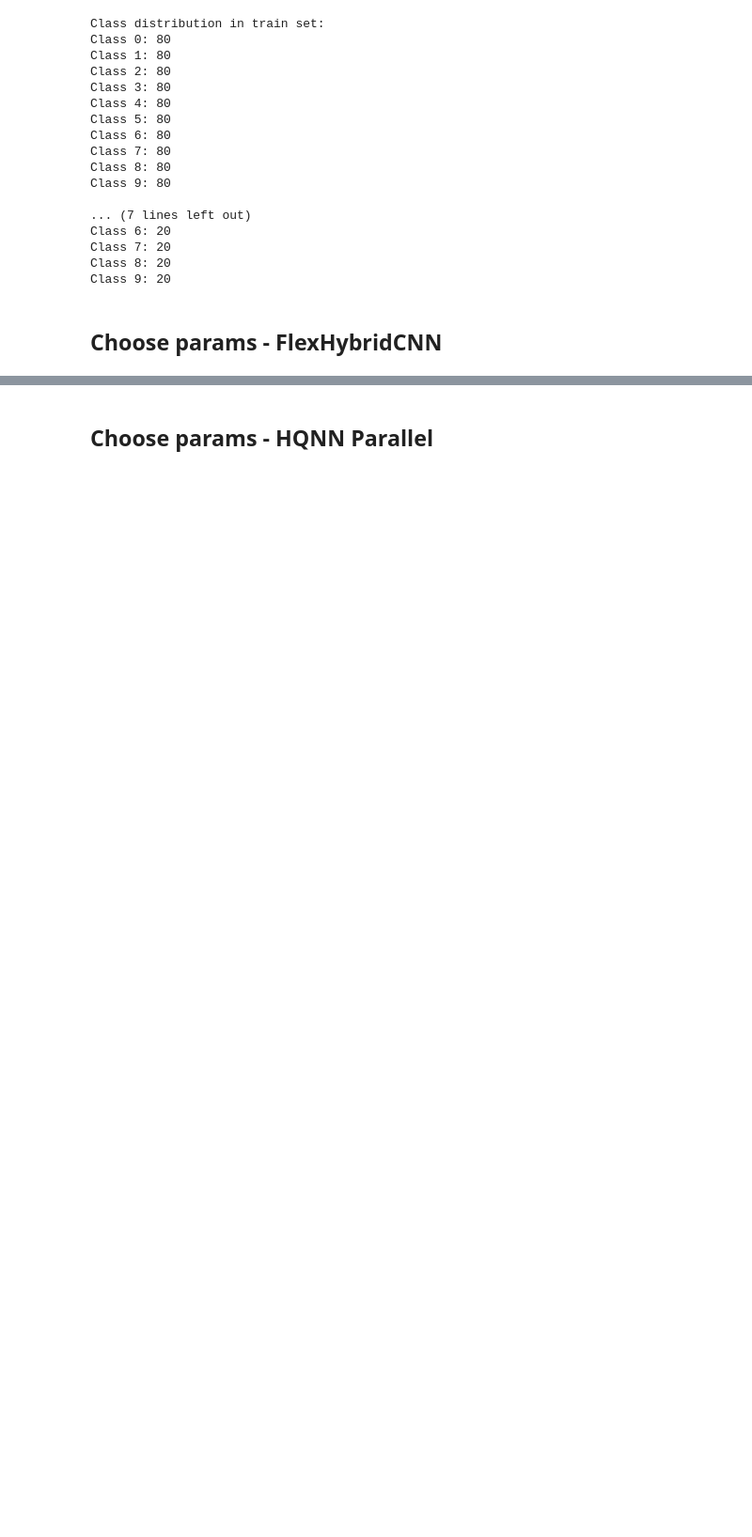
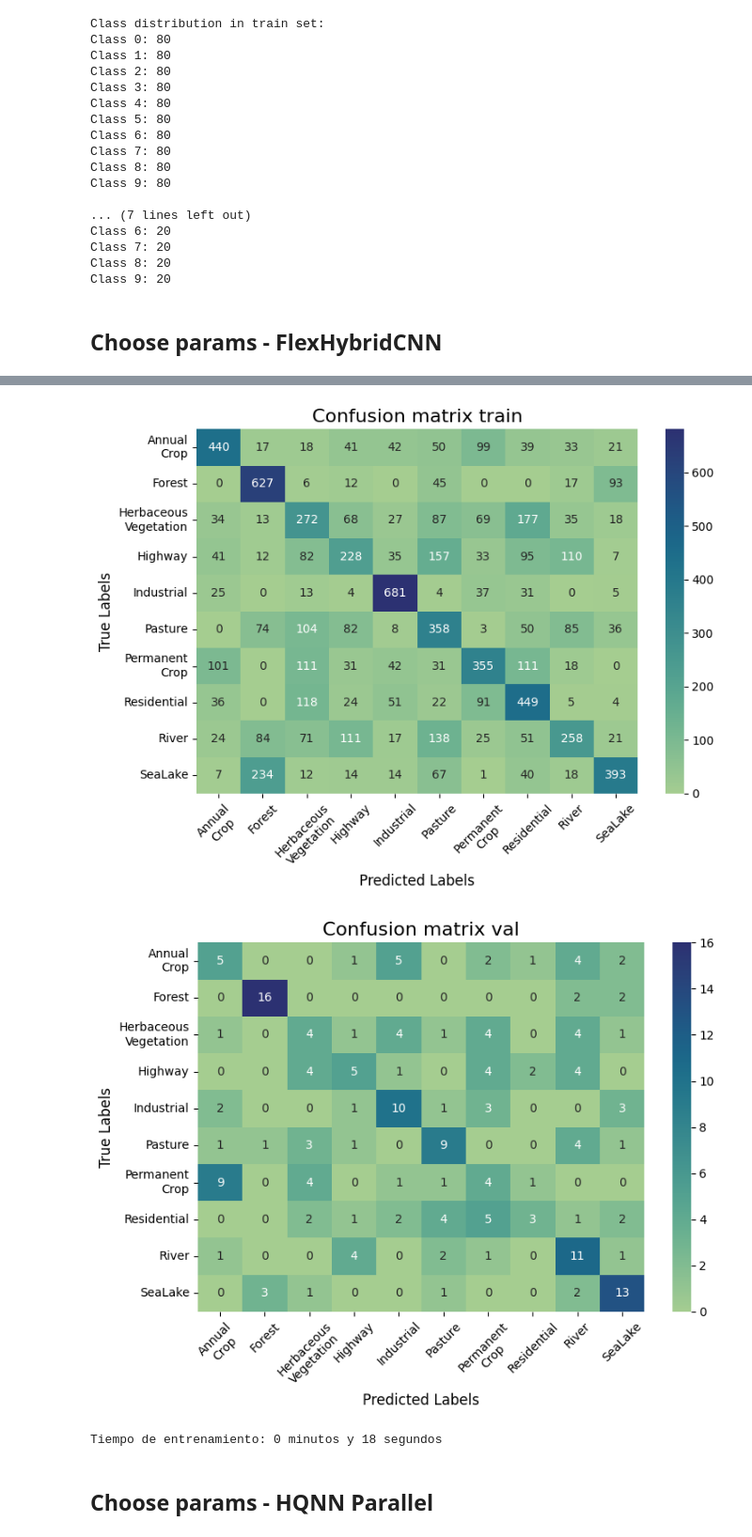
Before and after one commit to uriballo/QML-Satellite-Image-Classification, a Jupyter notebook: notebooks/Demo.ipynb, the cells around one changed output, grey strips where cells are left out. Shown at 94% size. Drawn from its saved outputs; the diff is of its cells as text; code cells hidden in the pictures; blank space fills up the shorter version.

```diff
--- a/notebooks/Demo.ipynb
+++ b/notebooks/Demo.ipynb
@@ -24 +34,20 @@ logging.getLogger('matplotlib').setLevel(logging.WARNING)
+# %%
+limit = 100
+dataset_ = "EuroSAT"
+
+if dataset_ == "EuroSAT":
+    allowed_classes = ['AnnualCrop', 'Forest', 'HerbaceousVegetation', 'Highway', 'Industrial', 'Pasture', 'PermanentCrop', 'Residential', 'River', 'SeaLake']
+elif dataset_ == "DeepSat4":
+    allowed_classes = ['BarrenLand', 'Trees', 'Grassland', 'Other']
+elif dataset_ == "DeepSat6":
+    allowed_classes = ['BarrenLand', 'Trees', 'Grassland', 'Roads', 'Buildings' , 'WaterBodies']
+
+config = {
+    #'allowed_classes': ['Highway', 'PermanentCrop', 'River', 'SeaLake']
+    #'allowed_classes': ['Trees', 'Grassland', 'Other']
+    #'allowed_classes': ['BarrenLand', 'Grassland', 'Buildings']
+}
+
+allowed_classes = config.get('allowed_classes', allowed_classes)
+n_classes = len(allowed_classes)
 # %%
@@ -98,3 +140,5 @@ plot = True #plot confusion matrix
 
 learning_rate = 0.01
 epochs = 10
+qkernel_shape = 2
+print(dataset_)
@@ -168,7 +226,7 @@ model = FlexHybridCNN(n_classes = len(allowed_classes),
 
 experiment_name = prename + embedding_type + "_" + circuit.__name__ + "_" + str(limit) + ","
 # %%
-trainer = Trainer(model = model,
+trainer = Trainer(model = model_flexhybrid,
                   train_loader = train_loader,
                   val_loader = val_loader,
                   epochs = epochs,
@@ -197,0 +241,6 @@ Epoch [10/10]: Train Loss = 1.1280, Train Acc = 63.5000%, Val Loss = 2.4117, Val
+# %%
+t0 = time.time()
+trainer.fit()
+t1 = (time.time()-t0)/60
+print(f"Tiempo de entrenamiento: {int(t1)} minutos y {int(np.round((t1-int(t1))*60,0))} segundos")
+# %% [output]
@@ -198,2 +257,5 @@ Epoch [10/10]: Train Loss = 1.1280, Train Acc = 63.5000%, Val Loss = 2.4117, Val
+[figure, added]
+[figure, added]
+Tiempo de entrenamiento: 0 minutos y 18 segundos
 # %% [markdown]
 ## Choose params - HQNN Parallel
```
Also changed, not shown: parts of 12 cells of this notebook.
